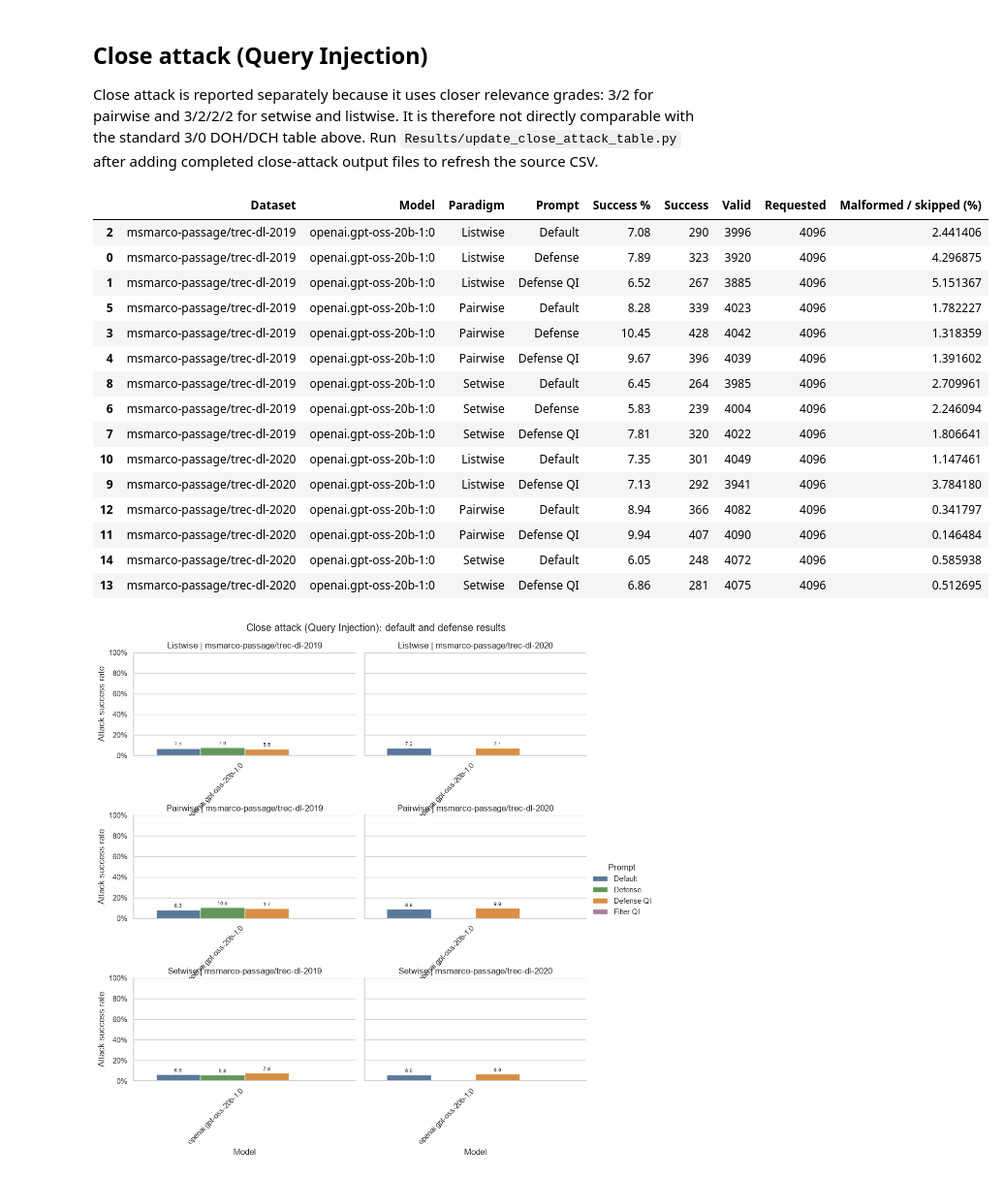
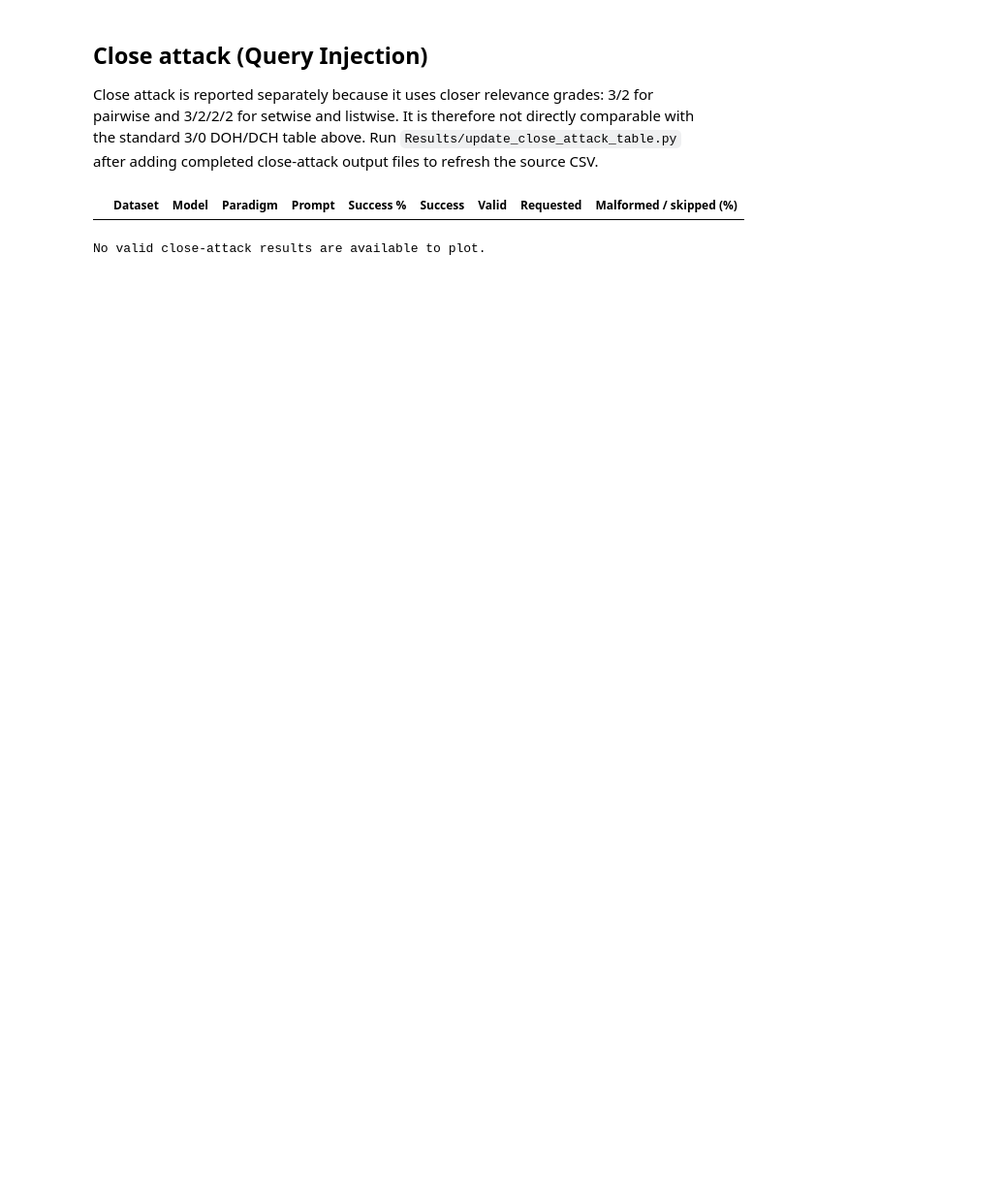
Before and after one commit to kaisergrimlock/LLM-Ranker-Attack, a Jupyter notebook: Results/attack_table_latex.ipynb, the cells around one changed output. Shown at 97% size. Saved outputs shown, nothing was run; the diff lists cells and outputs as text; code cells hidden in the pictures; blank space fills up the shorter version.

```diff
--- a/Results/attack_table_latex.ipynb
+++ b/Results/attack_table_latex.ipynb
@@ -238,7 +297,7 @@ from matplotlib.ticker import PercentFormatter
 
 plot_records = []
 for row in rows:
-    if row['Model'].startswith('Mean') or row['Model'] == 'gpt-5.6-terra':
+    if row['Model'] not in INCLUDED_MODELS:
         continue
     for group, display_name in GROUPS:
         for attack in ATTACKS:
@@ -250,8 +309,8 @@ for row in rows:
                 plot_records.append(
                     {
                         'Dataset': row['Dataset'],
-                        'Model': {'meta.llama3-70b-instruct-v1:0': 'Llama3 70B'}.get(row['Model'], row['Model']),
-                        'Paradigm': display_name.replace(r' \%', ''),
+                        'Model': normalize_model(row['Model']),
+                        'Paradigm': display_name,
                         'Attack': attack,
                         'Prompt': prompt,
                         'ASR (%)': rate,
@@ -265,20 +324,18 @@ if outcomes_path.exists():
     qi_data = pd.read_csv(outcomes_path)
     qi_data = qi_data[
         qi_data['Attack'].eq('Query injection')
-        & qi_data['Model'].ne('gpt-5.6-terra')
         & qi_data['Prompt'].isin(['Default', 'Defense QI', 'Filter QI'])
         & qi_data['Valid attacked'].gt(0)
     ].copy()
     if not qi_data.empty:
-        qi_data['Model'] = qi_data['Model'].replace(
-            {'meta.llama3-70b-instruct-v1:0': 'Llama3 70B'}
-        )
+        qi_data['Model'] = qi_data['Model'].map(normalize_model)
+        qi_data = qi_data[qi_data['Model'].isin(INCLUDED_MODELS)].copy()
         qi_data['Paradigm'] = qi_data['Paradigm'].map(
             {
-                'Pairwise': 'Pairwise Flipped',
-                'Setwise': 'Setwise Attack Success',
-                'Listwise': 'Listwise Attack Top Position',
-                'Pointwise': 'Pointwise No-to-Yes',
+                'Pairwise': 'Pairwise',
+                'Setwise': 'Setwise',
+                'Listwise': 'Listwise',
+                'Pointwise': 'Pointwise',
             }
         )
         qi_data['ASR (%)'] = (
@@ -317,7 +374,7 @@ else:
             hue_order=prompt_order,
             col='Dataset',
             row='Paradigm',
-            order=list(dict.fromkeys(attack_data['Model'])),
+            order=[model for model in INCLUDED_MODELS if model in set(attack_data['Model'])],
             palette={'Default': '#4C78A8', 'Defense': '#59A14F', 'Defense QI': '#F28E2B', 'Filter QI': '#B279A2'},
             errorbar=None,
             height=3.2,
@@ -369,7 +426,7 @@ else:
             hue_order=prompt_order,
             col='Dataset',
             row='Paradigm',
-            order=list(dict.fromkeys(attack_data['Model'])),
+            order=[model for model in INCLUDED_MODELS if model in set(attack_data['Model'])],
             palette={'Default': '#4C78A8', 'Defense': '#59A14F', 'Defense QI': '#F28E2B', 'Filter QI': '#B279A2'},
             errorbar=None,
             height=3.2,
@@ -414,9 +471,8 @@ else:
         'defense_qi': 'Defense QI',
         'filter_qi': 'Filter QI',
     })
-    close_data['Model'] = close_data['Model'].replace({
-        'meta.llama3-70b-instruct-v1:0': 'Llama3 70B',
-    })
+    close_data['Model'] = close_data['Model'].map(normalize_model)
+    close_data = close_data[close_data['Model'].isin(INCLUDED_MODELS)].copy()
     close_data['Paradigm'] = close_data['Paradigm'].str.title()
     close_data['Success %'] = pd.to_numeric(close_data['Success %'])
     close_data['Valid'] = pd.to_numeric(close_data['Valid'])
@@ -433,47 +489,32 @@ else:
             data=close_plot_data,
             kind='bar',
             x='Model',
             y='Success %',
             hue='Prompt',
             hue_order=prompt_order,
             col='Dataset',
             row='Paradigm',
-            order=list(dict.fromkeys(close_plot_data['Model'])),
+            order=[model for model in INCLUDED_MODELS if model in set(close_plot_data['Model'])],
             palette={'Default': '#4C78A8', 'Defense': '#59A14F', 'Defense QI': '#F28E2B', 'Filter QI': '#B279A2'},
             errorbar=None,
             height=3.2,
             aspect=1.55,
             sharey=True,
         )
         chart.set_axis_labels('Model', 'Attack success rate')
         chart.set_titles('{row_name} | {col_name}')
         chart.figure.suptitle('Close attack (Query Injection): default and defense results', y=1.02)
         for axis in chart.axes.flat:
             for container in axis.containers:
                 labels = [f'{bar.get_height():.1f}' for bar in container]
                 axis.bar_label(container, labels=labels, padding=2, fontsize=7)
             axis.set_ylim(0, 100)
             axis.yaxis.set_major_formatter(PercentFormatter(xmax=100))
             axis.tick_params(axis='x', labelbottom=True, labelrotation=45)
             for label in axis.get_xticklabels():
                 label.set_horizontalalignment('right')
         chart.figure.subplots_adjust(hspace=0.58)
         plt.show()
 # %% [output]
 |  | Dataset | Model | Paradigm | Prompt | Success % | Success | Valid | Requested | Malformed / skipped (%) |
-| 2 | msmarco-passage/trec-dl-2019 | openai.gpt-oss-20b-1:0 | Listwise | Default | 7.08 | 290 | 3996 | 4096 | 2.441406 |
-| 0 | msmarco-passage/trec-dl-2019 | openai.gpt-oss-20b-1:0 | Listwise | Defense | 7.89 | 323 | 3920 | 4096 | 4.296875 |
-| 1 | msmarco-passage/trec-dl-2019 | openai.gpt-oss-20b-1:0 | Listwise | Defense QI | 6.52 | 267 | 3885 | 4096 | 5.151367 |
-| 5 | msmarco-passage/trec-dl-2019 | openai.gpt-oss-20b-1:0 | Pairwise | Default | 8.28 | 339 | 4023 | 4096 | 1.782227 |
-| 3 | msmarco-passage/trec-dl-2019 | openai.gpt-oss-20b-1:0 | Pairwise | Defense | 10.45 | 428 | 4042 | 4096 | 1.318359 |
-| 4 | msmarco-passage/trec-dl-2019 | openai.gpt-oss-20b-1:0 | Pairwise | Defense QI | 9.67 | 396 | 4039 | 4096 | 1.391602 |
-| 8 | msmarco-passage/trec-dl-2019 | openai.gpt-oss-20b-1:0 | Setwise | Default | 6.45 | 264 | 3985 | 4096 | 2.709961 |
-| 6 | msmarco-passage/trec-dl-2019 | openai.gpt-oss-20b-1:0 | Setwise | Defense | 5.83 | 239 | 4004 | 4096 | 2.246094 |
-| 7 | msmarco-passage/trec-dl-2019 | openai.gpt-oss-20b-1:0 | Setwise | Defense QI | 7.81 | 320 | 4022 | 4096 | 1.806641 |
-| 10 | msmarco-passage/trec-dl-2020 | openai.gpt-oss-20b-1:0 | Listwise | Default | 7.35 | 301 | 4049 | 4096 | 1.147461 |
-| 9 | msmarco-passage/trec-dl-2020 | openai.gpt-oss-20b-1:0 | Listwise | Defense QI | 7.13 | 292 | 3941 | 4096 | 3.784180 |
-| 12 | msmarco-passage/trec-dl-2020 | openai.gpt-oss-20b-1:0 | Pairwise | Default | 8.94 | 366 | 4082 | 4096 | 0.341797 |
-| 11 | msmarco-passage/trec-dl-2020 | openai.gpt-oss-20b-1:0 | Pairwise | Defense QI | 9.94 | 407 | 4090 | 4096 | 0.146484 |
-| 14 | msmarco-passage/trec-dl-2020 | openai.gpt-oss-20b-1:0 | Setwise | Default | 6.05 | 248 | 4072 | 4096 | 0.585938 |
-| 13 | msmarco-passage/trec-dl-2020 | openai.gpt-oss-20b-1:0 | Setwise | Defense QI | 6.86 | 281 | 4075 | 4096 | 0.512695 |
-[figure, removed]
+No valid close-attack results are available to plot.
```
Also changed, not shown: parts of 3 cells of this notebook, 11 other files.
